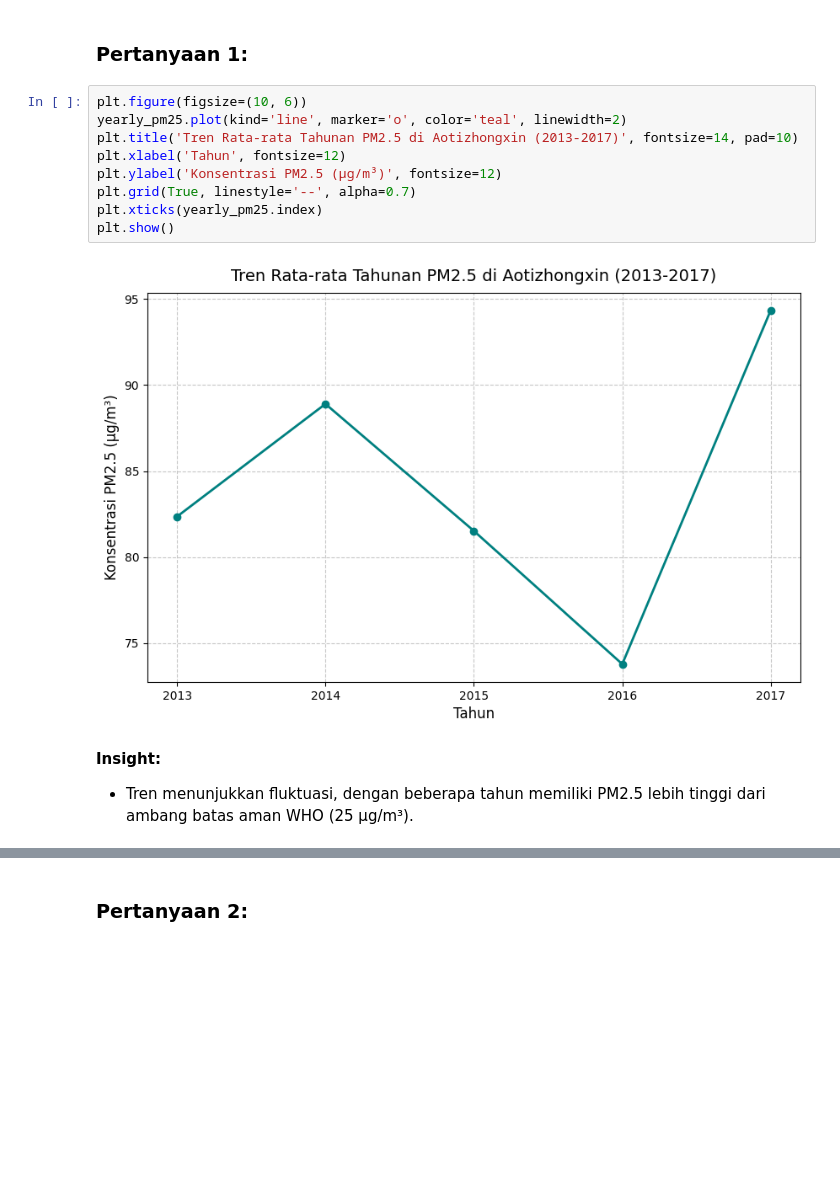
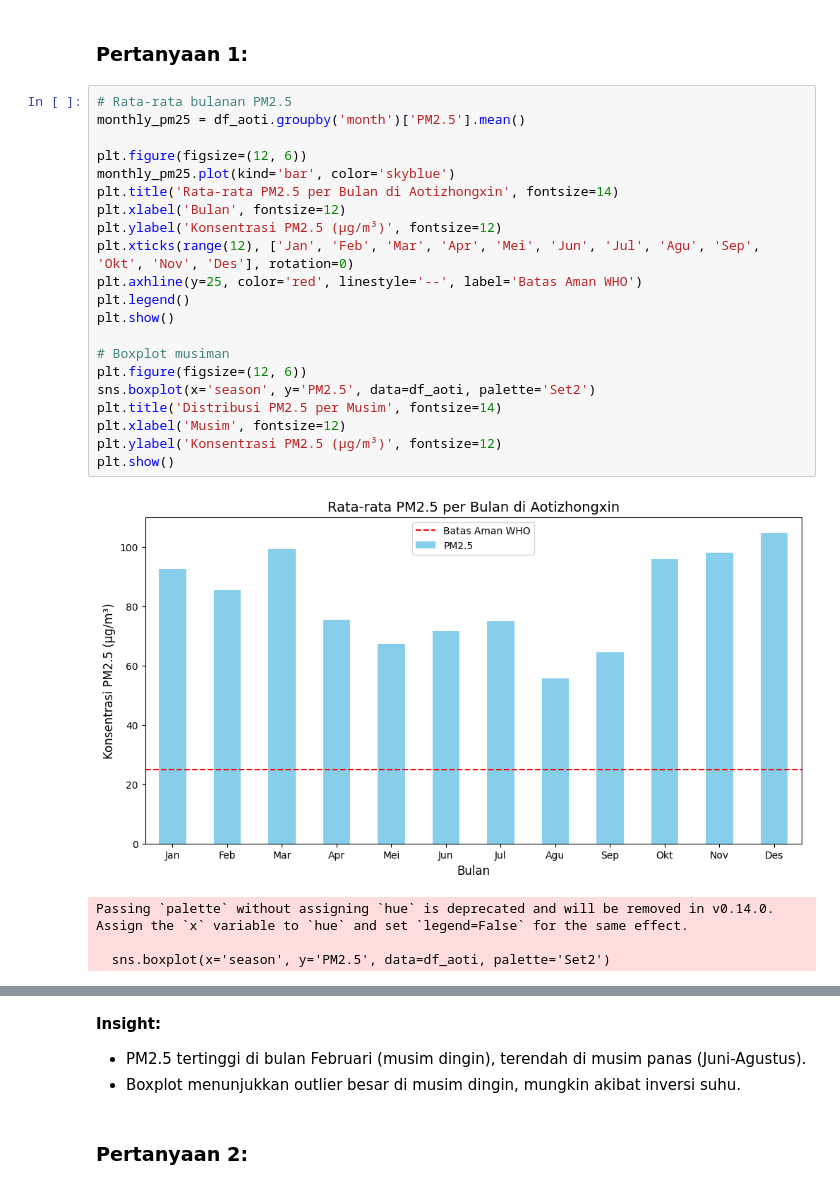
Before and after one commit to miezlearning/Coding-Camp-2025, a Jupyter notebook: Belajar Analisis Data dengan Python/Coding_Camp_Proyek_Analisis_Data.ipynb, the cells around one changed output, grey strips where cells are left out. Cells and saved outputs as stored; diff of their text form; blank space fills up the shorter version.

```diff
--- a/Belajar Analisis Data dengan Python/Coding_Camp_Proyek_Analisis_Data.ipynb
+++ b/Belajar Analisis Data dengan Python/Coding_Camp_Proyek_Analisis_Data.ipynb
@@ -130,17 +143,29 @@ max      898.000000     40.500000
 ## Visualization & Explanatory Analysis
 # %% [markdown]
 ### Pertanyaan 1:
-# %%
-plt.figure(figsize=(10, 6))
-yearly_pm25.plot(kind='line', marker='o', color='teal', linewidth=2)
-plt.title('Tren Rata-rata Tahunan PM2.5 di Aotizhongxin (2013-2017)', fontsize=14, pad=10)
-plt.xlabel('Tahun', fontsize=12)
-plt.ylabel('Konsentrasi PM2.5 (μg/m³)', fontsize=12)
-plt.grid(True, linestyle='--', alpha=0.7)
-plt.xticks(yearly_pm25.index)
-plt.show()
-# %% [output]
-[figure, removed]
-# %% [markdown]
-**Insight:**
-- Tren menunjukkan fluktuasi, dengan beberapa tahun memiliki PM2.5 lebih tinggi dari ambang batas aman WHO (25 μg/m³).
+# %%
+# Rata-rata bulanan PM2.5
+monthly_pm25 = df_aoti.groupby('month')['PM2.5'].mean()
+
+plt.figure(figsize=(12, 6))
+monthly_pm25.plot(kind='bar', color='skyblue')
+plt.title('Rata-rata PM2.5 per Bulan di Aotizhongxin', fontsize=14)
+plt.xlabel('Bulan', fontsize=12)
+plt.ylabel('Konsentrasi PM2.5 (μg/m³)', fontsize=12)
+plt.xticks(range(12), ['Jan', 'Feb', 'Mar', 'Apr', 'Mei', 'Jun', 'Jul', 'Agu', 'Sep', 'Okt', 'Nov', 'Des'], rotation=0)
+plt.axhline(y=25, color='red', linestyle='--', label='Batas Aman WHO')
+plt.legend()
+plt.show()
+
+# Boxplot musiman
+plt.figure(figsize=(12, 6))
+sns.boxplot(x='season', y='PM2.5', data=df_aoti, palette='Set2')
+plt.title('Distribusi PM2.5 per Musim', fontsize=14)
+plt.xlabel('Musim', fontsize=12)
+plt.ylabel('Konsentrasi PM2.5 (μg/m³)', fontsize=12)
+plt.show()
+# %% [output]
+[figure, added]
+Passing `palette` without assigning `hue` is deprecated and will be removed in v0.14.0. Assign the `x` variable to `hue` and set `legend=False` for the same effect.
+
+  sns.boxplot(x='season', y='PM2.5', data=df_aoti, palette='Set2')
@@ -147,2 +173,6 @@ plt.show()
+# %% [markdown]
+**Insight:**
+- PM2.5 tertinggi di bulan Februari (musim dingin), terendah di musim panas (Juni-Agustus).
+- Boxplot menunjukkan outlier besar di musim dingin, mungkin akibat inversi suhu.
 # %% [markdown]
 ### Pertanyaan 2:
```
Also changed, not shown: parts of 26 cells of this notebook, 13 other files.
